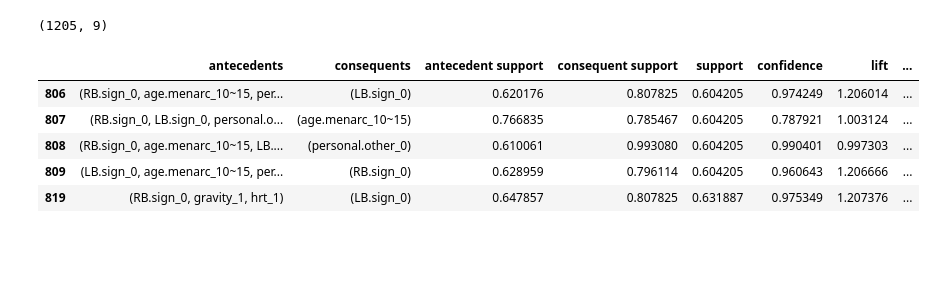
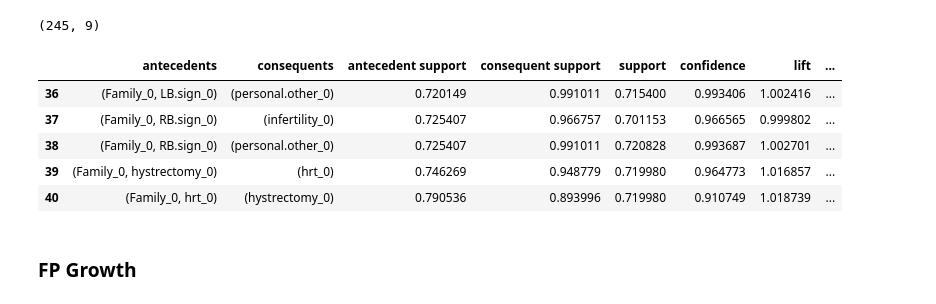
Before and after one commit to smb-h/breast-cancer-patterns-association-rule-mining, a Jupyter notebook: notebooks/arm.ipynb, the cells around one changed output. Cells and saved outputs as stored; diff of their text form; code cells hidden in the pictures; blank space fills up the shorter version.

```diff
--- a/notebooks/arm.ipynb
+++ b/notebooks/arm.ipynb
@@ -9,5 +11,6 @@ import plotly.graph_objects as go
 # %%
-df = pd.read_csv("../data/processed/cleaned_data.csv", index_col=0)
+df = pd.read_csv("../data/processed/cleaned_data.csv")
+df = df.astype("int")
 print(df.shape)
 df.head()
 # %% [output]
@@ -31,5 +24,0 @@ Index(['LB.sign', 'RB.sign', 'age', 'age.diag', 'age.menarc', 'education',
-# %%
-# Create dummy variables for each categorical variable
-# df = pd.get_dummies(df, columns=['age.diag', 'age.menarc', 'age.menop', 'lactaton', 'fpregnancy', 'ocp', 'hrt', 'agef', 'weight', 'height'])
-df = pd.get_dummies(df, columns=df.columns)
-df.head()
@@ -45,3 +29,4 @@ df.head()
 # %%
 # Use Apriori to identify frequent itemsets
-frequent_itemsets = apriori(df, min_support=.6, use_colnames=True)
+min_support = 0.7
+frequent_itemsets = apriori(df, min_support=min_support, use_colnames=True)
@@ -48,5 +51,6 @@ frequent_itemsets = apriori(df, min_support=.6, use_colnames=True)
 # %%
 # Generate association rules using the frequent itemsets
-association_rules = association_rules(frequent_itemsets, min_threshold=.7)
-print(association_rules)
+min_confidence = 0.9
+rules = association_rules(frequent_itemsets, metric="confidence", min_threshold=min_confidence)
+rules
 # %% [output]
@@ -81,14 +79,14 @@ association_rules.head()
 # %%
 # drop rows where antecedents contains less than 3 items
-association_rules = association_rules[association_rules['antecedents'].apply(lambda x: len(x) >= 3)]
-print(association_rules.shape)
-association_rules.head()
+rules = rules[rules['antecedents'].apply(lambda x: len(x) >= 2)]
+print(rules.shape)
+rules.head()
 # %% [output]
-(1205, 9)
+(245, 9)
 |  | antecedents | consequents | antecedent support | consequent support | support | confidence | lift | ... |
-| 806 | (RB.sign_0, age.menarc_10~15, per... | (LB.sign_0) | 0.620176 | 0.807825 | 0.604205 | 0.974249 | 1.206014 | ... |
-| 807 | (RB.sign_0, LB.sign_0, personal.o... | (age.menarc_10~15) | 0.766835 | 0.785467 | 0.604205 | 0.787921 | 1.003124 | ... |
-| 808 | (RB.sign_0, age.menarc_10~15, LB.... | (personal.other_0) | 0.610061 | 0.993080 | 0.604205 | 0.990401 | 0.997303 | ... |
-| 809 | (LB.sign_0, age.menarc_10~15, per... | (RB.sign_0) | 0.628959 | 0.796114 | 0.604205 | 0.960643 | 1.206666 | ... |
-| 819 | (RB.sign_0, gravity_1, hrt_1) | (LB.sign_0) | 0.647857 | 0.807825 | 0.631887 | 0.975349 | 1.207376 | ... |
+| 36 | (Family_0, LB.sign_0) | (personal.other_0) | 0.720149 | 0.991011 | 0.715400 | 0.993406 | 1.002416 | ... |
+| 37 | (Family_0, RB.sign_0) | (infertility_0) | 0.725407 | 0.966757 | 0.701153 | 0.966565 | 0.999802 | ... |
+| 38 | (Family_0, RB.sign_0) | (personal.other_0) | 0.725407 | 0.991011 | 0.720828 | 0.993687 | 1.002701 | ... |
+| 39 | (Family_0, hystrectomy_0) | (hrt_0) | 0.746269 | 0.948779 | 0.719980 | 0.964773 | 1.016857 | ... |
+| 40 | (Family_0, hrt_0) | (hystrectomy_0) | 0.790536 | 0.893996 | 0.719980 | 0.910749 | 1.018739 | ... |
 # %%
@@ -95,0 +94,2 @@ association_rules.to_csv('../reports/association_rules.csv', index=False)
+# %% [markdown]
+### FP Growth
```
Also changed, not shown: parts of 32 cells of this notebook, 3 other files.
